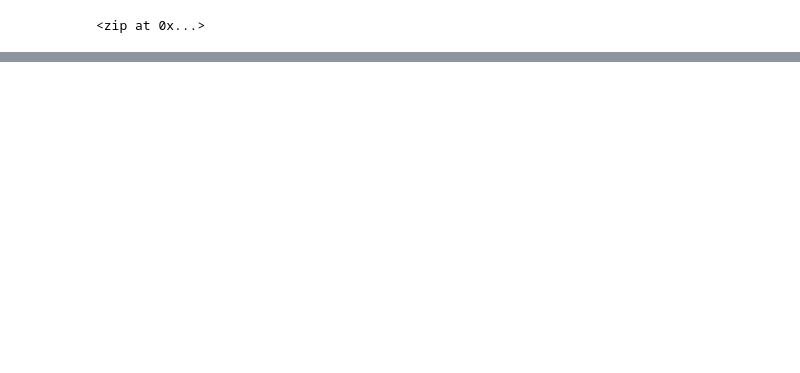
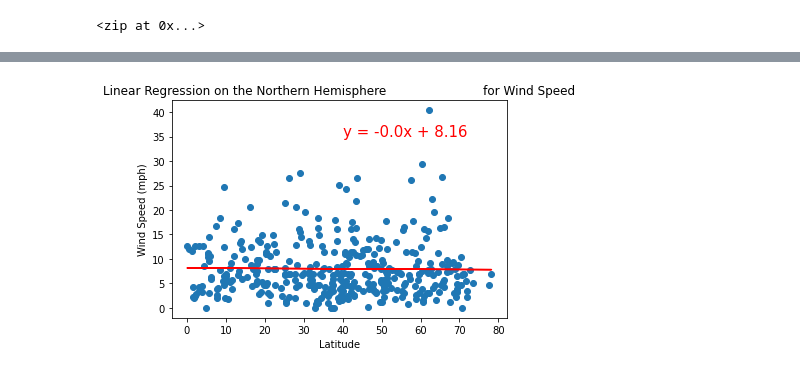
Before and after one commit to andrewykin/World_Weather_Analysis, a Jupyter notebook: WeatherPy.ipynb, the cells around one changed output, grey strips where cells are left out. Saved outputs shown, nothing was run; the diff lists cells and outputs as text; code cells hidden in the pictures; blank space fills up the shorter version.

```diff
--- a/WeatherPy.ipynb
+++ b/WeatherPy.ipynb
@@ -378,0 +397,11 @@ plot_linear_regression(x_values, y_values,
+# %%
+# 6.4.5 Correlation Between Latitude and Wind Speed
+# Linear regression on the Northern Hemisphere
+x_values = northern_hemi_df["Lat"]
+y_values = northern_hemi_df["Wind Speed"]
+# Call the function.
+plot_linear_regression(x_values, y_values,
+                       'Linear Regression on the Northern Hemisphere \
+                        for Wind Speed', 'Wind Speed (mph)',(40,35))
+# %% [output]
+[figure, added]
```
Also changed, not shown: parts of 20 cells of this notebook, 1 other file.
